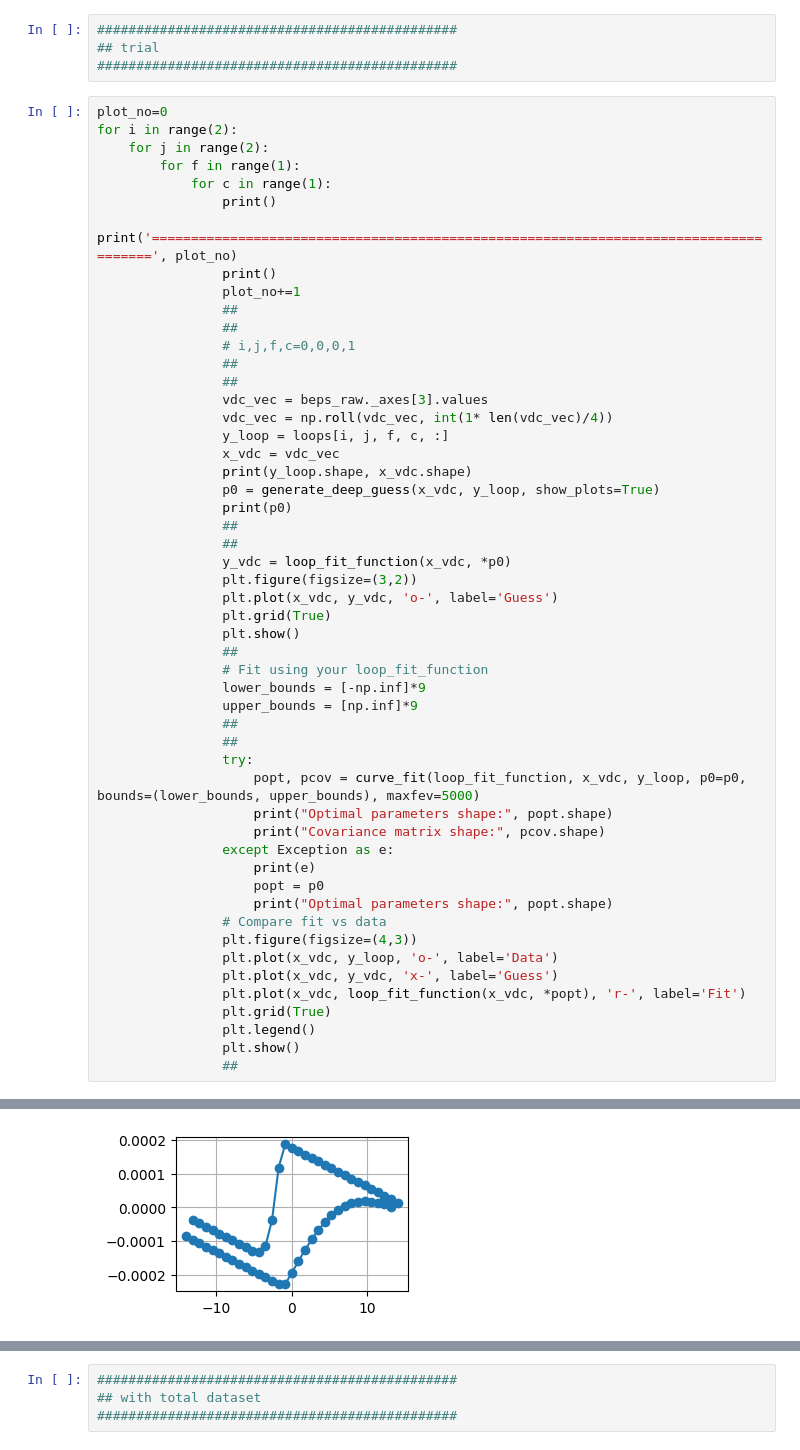
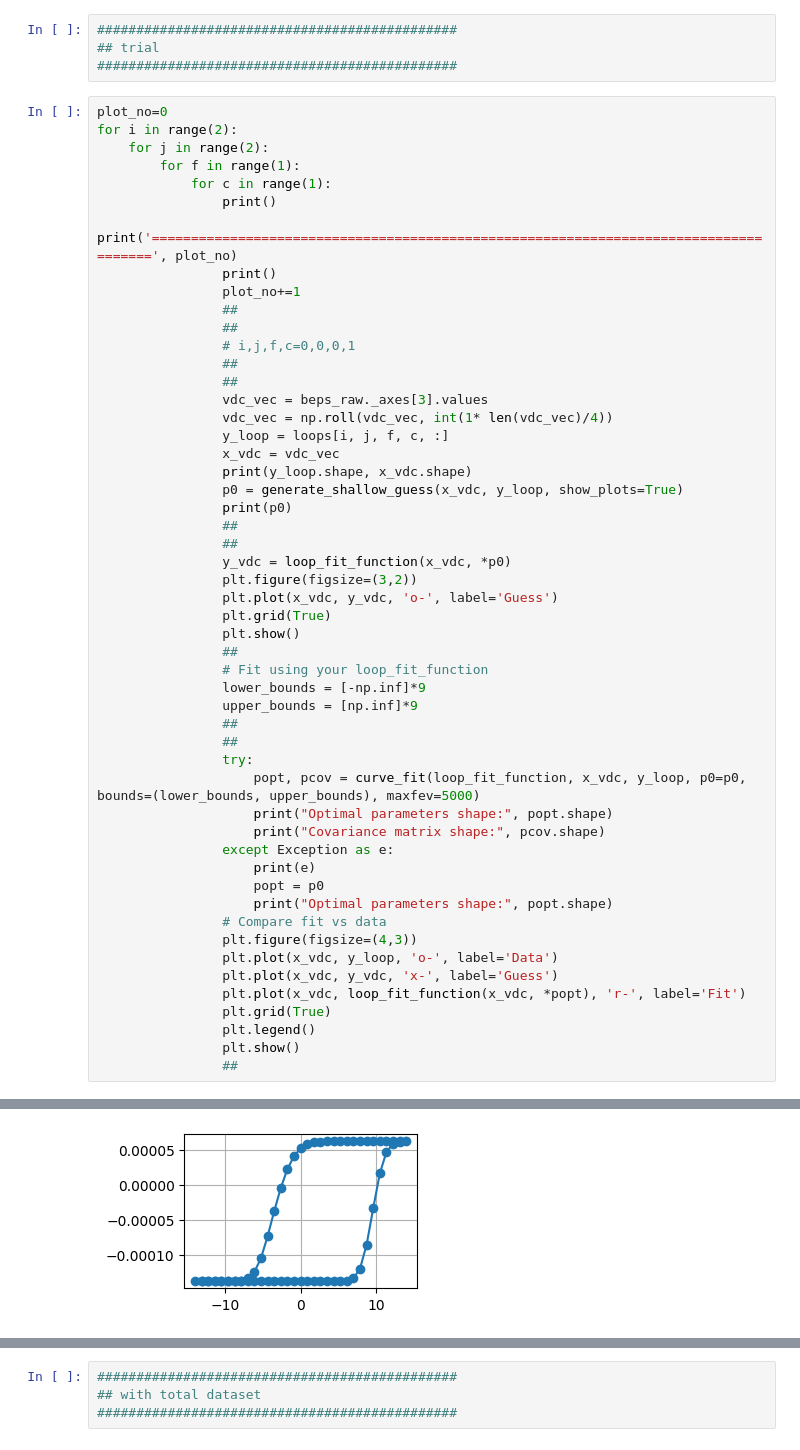
Before and after one commit to pycroscopy/BGlib, a Jupyter notebook: BGlib/misc/jc1_bg_gui.ipynb, the cells around one changed output, grey strips where cells are left out. Saved outputs shown, nothing was run; the diff lists cells and outputs as text.

```diff
--- a/BGlib/misc/jc1_bg_gui.ipynb
+++ b/BGlib/misc/jc1_bg_gui.ipynb
@@ -1502,7 +1502,7 @@ for i in range(2):
                 y_loop = loops[i, j, f, c, :]
                 x_vdc = vdc_vec
                 print(y_loop.shape, x_vdc.shape)
-                p0 = generate_deep_guess(x_vdc, y_loop, show_plots=True)
+                p0 = generate_shallow_guess(x_vdc, y_loop, show_plots=True)
                 print(p0)
                 ##
                 ##
@@ -1544,2 +1544,2 @@ for i in range(2):
 [figure]
-[figure, old version]
+[figure, new version]
```
Also changed, not shown: parts of 12 cells of this notebook, 1 other file.
